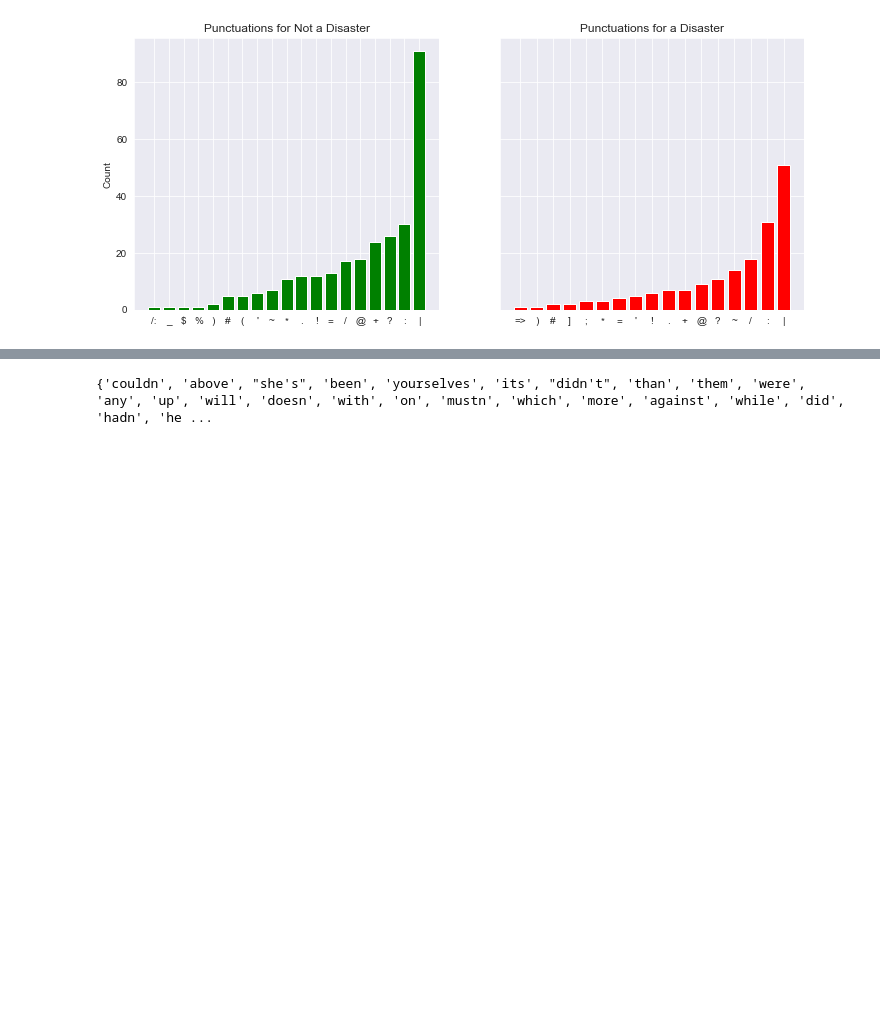
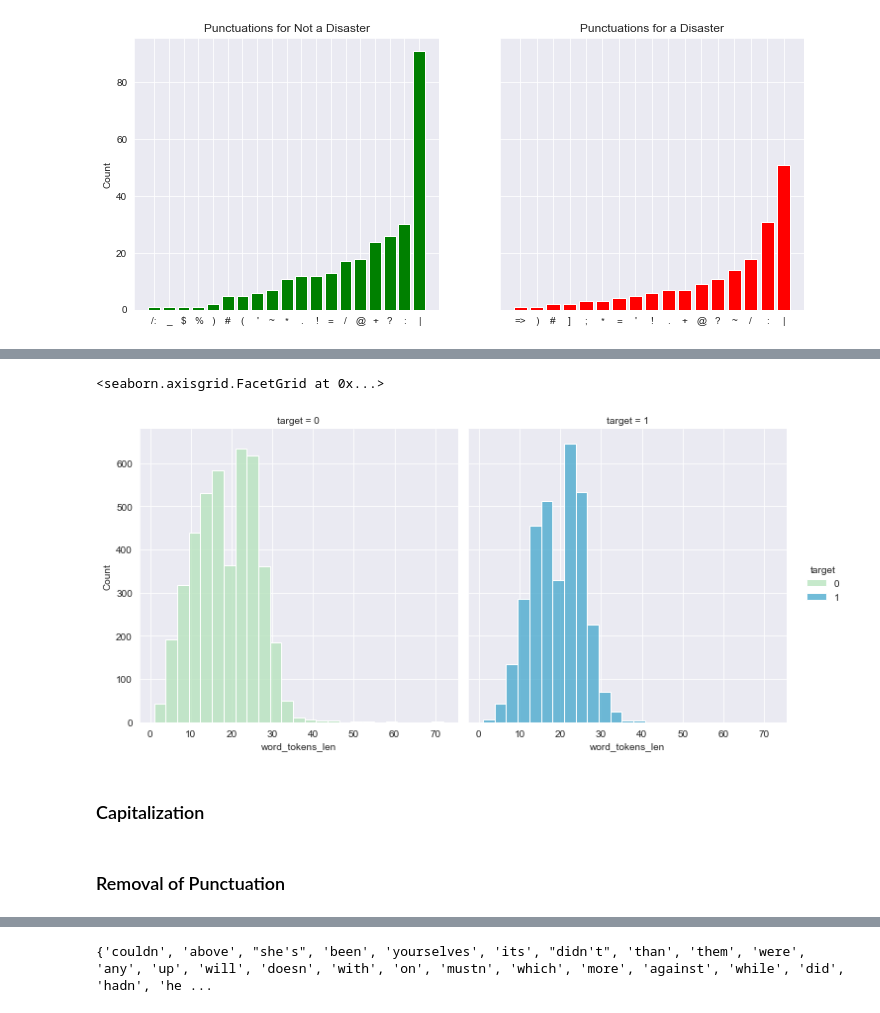
Before and after one commit to Eric-G-Romano/NLP_Disater_tweets, a Jupyter notebook: NLP Disaster classifier tweet.ipynb, the cells around one changed output, grey strips where cells are left out. Cells and saved outputs as stored; diff of their text form; code cells hidden in the pictures; blank space fills up the shorter version.

```diff
--- a/NLP Disaster classifier tweet.ipynb
+++ b/NLP Disaster classifier tweet.ipynb
@@ -214,0 +204,6 @@ plt.show()
+# %%
+# Finding the distribution of text length between target class
+sns.displot(data=df_train, x='word_tokens_len', bins=25, hue='target', col='target', palette='GnBu')
+# %% [output]
+<seaborn.axisgrid.FacetGrid at 0x...>
+[figure, added]
@@ -214,0 +220,4 @@ plt.show()
+# %% [markdown]
+### Capitalization
+# %% [markdown]
+### Removal of Punctuation
```
Also changed, not shown: parts of 31 cells of this notebook.
